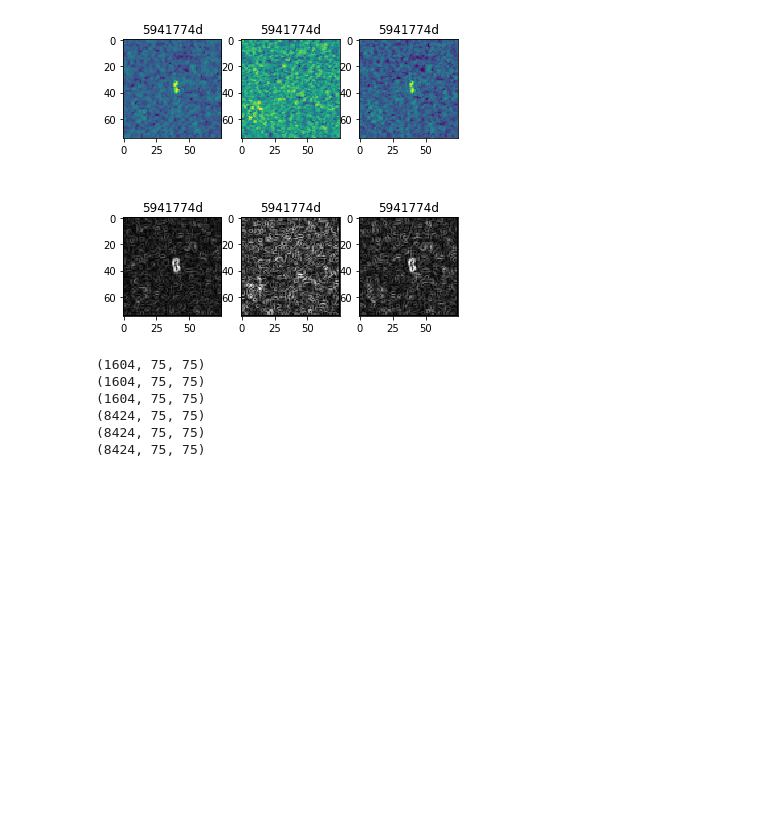
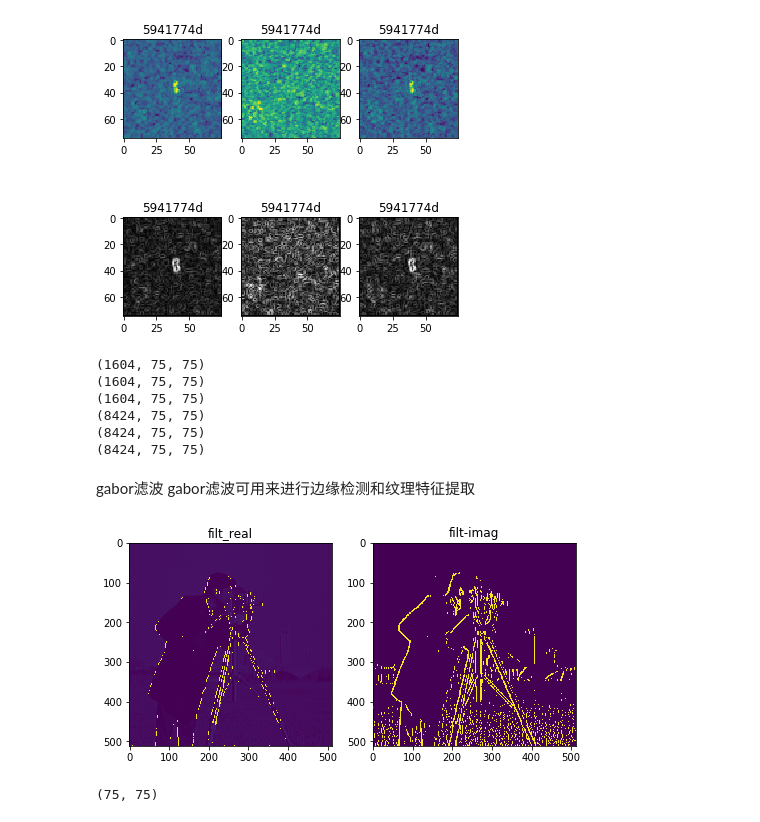
Before and after one commit to StudyExchange/Kaggle, a Jupyter notebook: Statoil_C_CORE_Iceberg_Classifier_Challenge/Image_Proccess.ipynb, the cells around one changed output. Drawn from its saved outputs; the diff is of its cells as text; code cells hidden in the pictures; blank space fills up the shorter version.

Commit message:
[se] Statoil_C_CORE_Iceberg_Classifier_Challenge, modify image_proccess

```diff
--- a/Statoil_C_CORE_Iceberg_Classifier_Challenge/Image_Proccess.ipynb
+++ b/Statoil_C_CORE_Iceberg_Classifier_Challenge/Image_Proccess.ipynb
@@ -530,3 +469,57 @@ pickle.dump(band_avg_test_edges, open(band_avg_test_path, 'wb'))
 (8424, 75, 75)
 (8424, 75, 75)
 (8424, 75, 75)
+# %% [markdown]
+gabor滤波
+gabor滤波可用来进行边缘检测和纹理特征提取
+# %%
+from skimage import data,filters
+import matplotlib.pyplot as plt
+img = data.camera()
+filt_real, filt_imag = filters.gabor(img,frequency=0.6)
+
+plt.figure('gabor',figsize=(8,8))
+
+plt.subplot(121)
+plt.title('filt_real')
+# plt.imshow(filt_real,plt.cm.gray)
+plt.imshow(filt_real)
+
+plt.subplot(122)
+plt.title('filt-imag')
+plt.imshow(filt_imag)
+
+plt.show()
+# %% [output]
+[figure, added]
+# %%
+# Preview images
+from skimage import data,filters
+import matplotlib.pyplot as plt
+
+index = 0
+print(band1_data[0].shape)
+fig, ax = plt.subplots(2, 3, figsize=(6,6))
+ax[0, 0].imshow(band1_data[index])
+ax[0, 0].set_title(id_data[index] + '_' + str(y_data[index]))
+ax[0, 1].imshow(band2_data[index])
+ax[0, 1].set_title(id_data[index] + '_' + str(y_data[index]))
+ax[0, 2].imshow(band_avg_data[index])
+ax[0, 2].set_title(id_data[index])
+
+band1_data_gabor = [filters.gabor(x, frequency=0.1)[0] for x in band1_data]
+print(len(band1_data_gabor))
+band1_data_gabor = np.array(band1_data_gabor)
+print(band1_data_gabor.shape)
+
+band2_data_gabor = np.array([filters.gabor(x, frequency=0.5)[0] for x in band2_data])
+band_avg_data_gabor = np.array([filters.gabor(x, frequency=0.9)[0] for x in band_avg_data])
+
+ax[1, 0].imshow(band1_data_gabor[index], plt.cm.gray)
+ax[1, 0].set_title(id_data[index] + '_' + str(y_data[index]))
+ax[1, 1].imshow(band2_data_gabor[index], plt.cm.gray)
+ax[1, 1].set_title(id_data[index] + '_' + str(y_data[index]))
+ax[1, 2].imshow(band_avg_data_gabor[index], plt.cm.gray)
+ax[1, 2].set_title(id_data[index])
+# %% [output]
+(75, 75)
```
Also changed, not shown: parts of 6 cells of this notebook, 3 other files.
